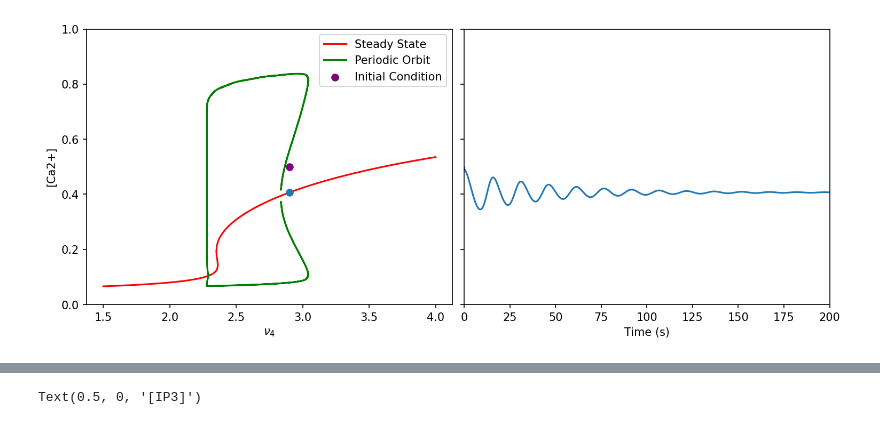
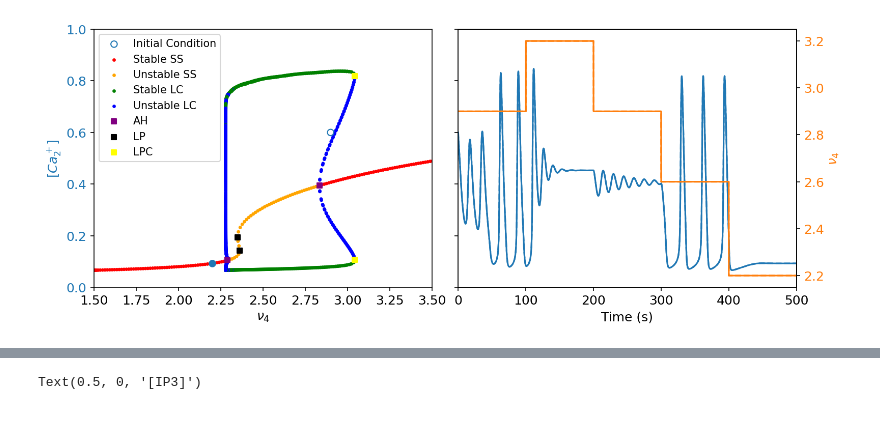
Before and after one commit to pupueys/MATH3888, a Jupyter notebook: project/Kevin_YoungKiezer/DeYoungKeizerExtended.ipynb, the cells around one changed output, grey strips where cells are left out. Cells and saved outputs as stored; diff of their text form; code cells hidden in the pictures.

```diff
--- a/project/Kevin_YoungKiezer/DeYoungKeizerExtended.ipynb
+++ b/project/Kevin_YoungKiezer/DeYoungKeizerExtended.ipynb
@@ -90,46 +109,73 @@ Text(0, 0.5, '[Ca2+]')
 # %%
 import pandas as pd
 import numpy as np
 import matplotlib.pyplot as plt
 import matplotlib.animation as animation
-from IPython.display import HTML
-plt.rcParams['animation.html'] = 'jshtml'
+
 plt.rcParams['figure.dpi'] = 150
+plt.rcParams['font.size'] = 12
 
-fig, axs = plt.subplots(1, 2, sharey=True, layout='constrained', figsize=(10, 4))
+fig, axs = plt.subplots(1, 2, sharey=True, layout='constrained', figsize=(10.5, 4))
 ax1 = axs[0]
 ax2 = axs[1]
-ax1.set_ylabel('$[Ca_2^+]$')
+ax1.set_ylabel('$[Ca_2^+]$', color='C0')
+ax1.tick_params(axis='y', labelcolor='C0')
 ax1.set_xlabel('$\\nu_4$')
 
-data = pd.read_csv('..\\CvNU_bifurcation_branch.csv')
-periodic = pd.read_csv('..\\CvNU_periodic_orbits.csv')
-ax1.plot(data['P'], data['C'], 'r', label='Steady State')
-ax1.plot(periodic['P'], periodic['V_max'], 'g', label='Periodic Orbit')
-ax1.plot(periodic['P'], periodic['V_min'], 'g')
-ax1.scatter(nu4, y0[0], color='purple', label='Initial Condition')
-ax1.legend()
+data = pd.read_csv('..\\bifurcation_branch_new.csv')
+periodic = pd.read_csv('..\\hopf_po_gamma_branch.csv')
+ax1.scatter(data['nu4'], data['V'], color=list(map(lambda x: 'r' if x else 'orange', data['stable'])), s=5)
+ax1.scatter(periodic['param'], periodic['max'], color=list(map(lambda x: 'g' if x else 'b', periodic['stable'])), s=5)
+ax1.scatter(periodic['param'], periodic['min'], color=list(map(lambda x: 'g' if x else 'b', periodic['stable'])), s=5)
+ax1.scatter(nu4_time(0), y0[0], edgecolors='C0', facecolor='None', label='Initial Condition')
 
-ax2.set_xlim(0, 200)
+ax1.scatter(2.2904403, 0.10678342577131315, marker='s', color='purple', s=20)
+ax1.scatter(2.83454206, 0.39434307976476896, marker='s', color='purple', s=20)
+ax1.scatter(2.36193837, 0.14249978379472195, marker='s', color='black', s=20)
+ax1.scatter(2.35015804, 0.19406114511676725, marker='s', color='black', s=20)
+
+ax1.scatter(3.043511591928886, 0.8180252554173874, marker='s', color='yellow', s=20)
+ax1.scatter(3.043511591928886, 0.10590056660936525, marker='s', color='yellow', s=20)
+
+ax1.scatter([], [], color='red', s=5, label='Stable SS')
+ax1.scatter([], [], color='orange', s=5, label='Unstable SS')
+ax1.scatter([], [], color='green', s=5, label='Stable LC')
+ax1.scatter([], [], color='blue', s=5, label='Unstable LC')
+ax1.scatter([], [], color='purple', s=20, marker='s', label='AH')
+ax1.scatter([], [], color='black', s=20, marker='s', label='LP')
+ax1.scatter([], [], color='yellow', s=20, marker='s', label='LPC')
+ax1.legend(fontsize='small', loc='upper left')
+
+ax1.set_xlim(1.5, 3.5)
+
+ax2.plot(sol.t, sol.y[0], 'C0--')
+ax2.set_xlim(0, 500)
 ax2.set_ylim(0, 1)
 ax2.set_xlabel('Time (s)')
+ax3 = ax2.twinx()
+ax3.plot(sol.t, [nu4_time(t) for t in sol.t], 'C1--')
+ax3.set_ylabel('$\\nu_4$', color='C1')
+ax3.tick_params(axis='y', labelcolor='C1')
 
 # plt.plot(sol.y[1], sol.y[0])
 # plt.plot(np.ones_like(sol.y[0]) * nu4, sol.y[0])
 line1, = ax1.plot([], [], 'C0o', label='[$Ca_2^+ (t)$]') # Initial empty plot
-line2, = ax2.plot([], [], '-')
+line2, = ax2.plot([], [], 'C0-')
+line3, = ax3.plot([], [], 'C1-')
 
 def init():
     line1.set_data([], [])
     line2.set_data([], [])
-    return line1, line2
+    line3.set_data([], [])
+    return line1, line2, line3
 
 def animate(i):
-    line1.set_data([nu4], [sol.y[0][i * 100]])
-    line2.set_data(sol.t[:i*100], sol.y[0][:i*100])
-    return line1, line2
+    line1.set_data([nu4_time(sol.t[i*150])], [sol.y[0][i*150]])
+    line2.set_data(sol.t[:i*150], sol.y[0][:i*150])
+    line3.set_data(sol.t[:i*150], [nu4_time(t) for t in sol.t[:i*150]])
+    return line1, line2, line3
 
-ani = animation.FuncAnimation(fig, animate, init_func=init, frames=len(sol.t)//100, interval=50, blit=True, repeat=True)
-ani.save('inside.mp4')
+ani = animation.FuncAnimation(fig, animate, init_func=init, frames=len(sol.t)//150, interval=50, blit=True, repeat=True)
+ani.save('step.mp4')
 # %% [output]
-[figure, old version]
+[figure, new version]
```
Also changed, not shown: parts of 3 cells of this notebook, 8 other files.
